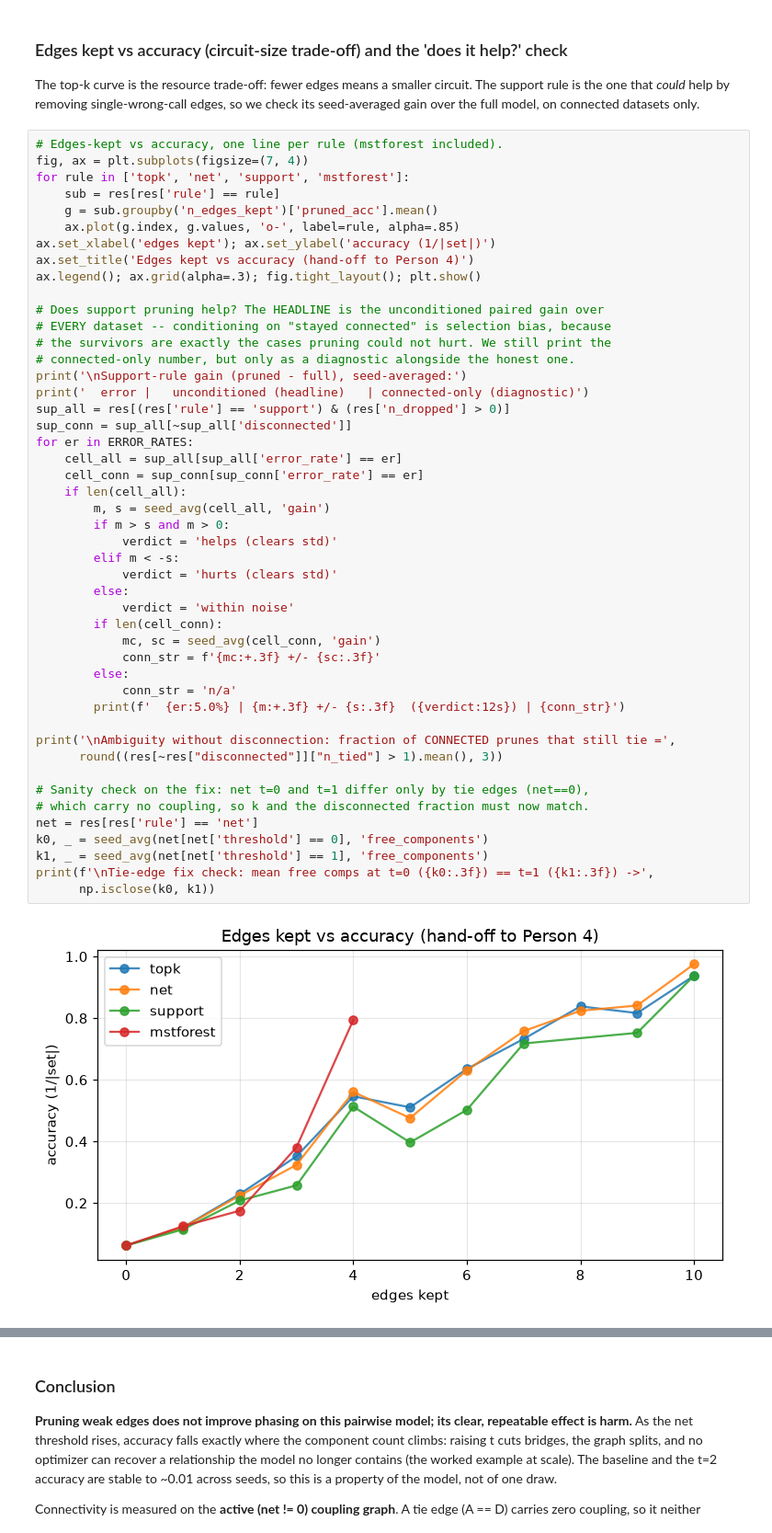
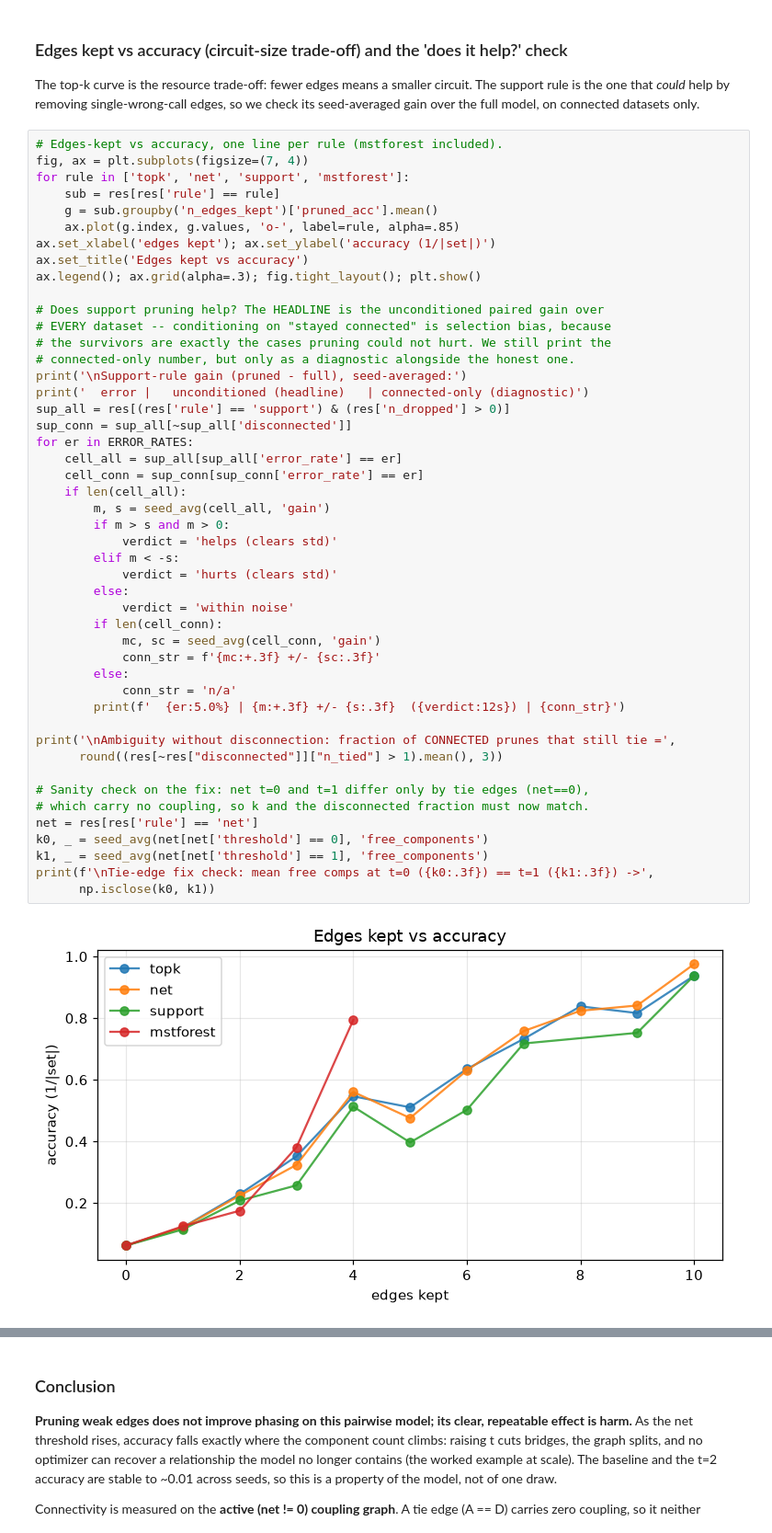
Before and after one commit to picalexs/Qiskit-Fall-Fest-26, a Jupyter notebook: docs/Quantum_Genome_Detective_Lab.ipynb, the cells around one changed output, grey strips where cells are left out. Shown at 92% size. Saved outputs shown, nothing was run; the diff lists cells and outputs as text.

```diff
--- a/docs/Quantum_Genome_Detective_Lab.ipynb
+++ b/docs/Quantum_Genome_Detective_Lab.ipynb
@@ -1158,7 +1142,7 @@ for rule in ['topk', 'net', 'support', 'mstforest']:
     g = sub.groupby('n_edges_kept')['pruned_acc'].mean()
     ax.plot(g.index, g.values, 'o-', label=rule, alpha=.85)
 ax.set_xlabel('edges kept'); ax.set_ylabel('accuracy (1/|set|)')
-ax.set_title('Edges kept vs accuracy (hand-off to Person 4)')
+ax.set_title('Edges kept vs accuracy')
 ax.legend(); ax.grid(alpha=.3); fig.tight_layout(); plt.show()
 
 # Does support pruning help? The HEADLINE is the unconditioned paired gain over
@@ -1171,34 +1155,34 @@ sup_all = res[(res['rule'] == 'support') & (res['n_dropped'] > 0)]
 sup_conn = sup_all[~sup_all['disconnected']]
 for er in ERROR_RATES:
     cell_all = sup_all[sup_all['error_rate'] == er]
     cell_conn = sup_conn[sup_conn['error_rate'] == er]
     if len(cell_all):
         m, s = seed_avg(cell_all, 'gain')
         if m > s and m > 0:
             verdict = 'helps (clears std)'
         elif m < -s:
             verdict = 'hurts (clears std)'
         else:
             verdict = 'within noise'
         if len(cell_conn):
             mc, sc = seed_avg(cell_conn, 'gain')
             conn_str = f'{mc:+.3f} +/- {sc:.3f}'
         else:
             conn_str = 'n/a'
         print(f'  {er:5.0%} | {m:+.3f} +/- {s:.3f}  ({verdict:12s}) | {conn_str}')
 
 print('\nAmbiguity without disconnection: fraction of CONNECTED prunes that still tie =',
       round((res[~res["disconnected"]]["n_tied"] > 1).mean(), 3))
 
 # Sanity check on the fix: net t=0 and t=1 differ only by tie edges (net==0),
 # which carry no coupling, so k and the disconnected fraction must now match.
 net = res[res['rule'] == 'net']
 k0, _ = seed_avg(net[net['threshold'] == 0], 'free_components')
 k1, _ = seed_avg(net[net['threshold'] == 1], 'free_components')
 print(f'\nTie-edge fix check: mean free comps at t=0 ({k0:.3f}) == t=1 ({k1:.3f}) ->',
       np.isclose(k0, k1))
 # %% [output]
-[figure, old version]
+[figure, new version]
 Support-rule gain (pruned - full), seed-averaged:
   error |   unconditioned (headline)   | connected-only (diagnostic)
      2% | -0.567 +/- 0.017  (hurts (clears std)) | +0.000 +/- 0.000
```
Also changed, not shown: parts of 15 cells of this notebook.
